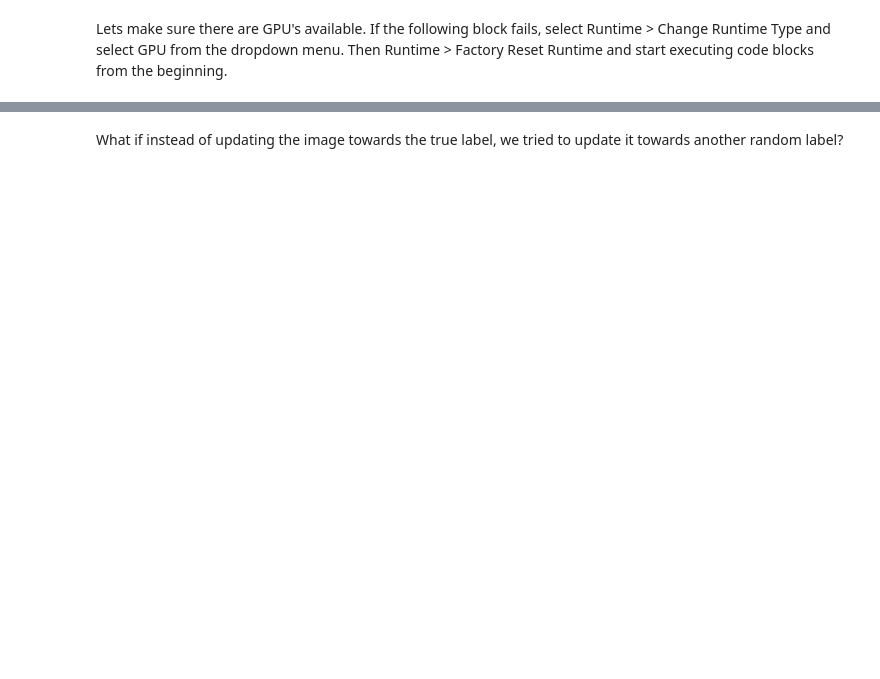
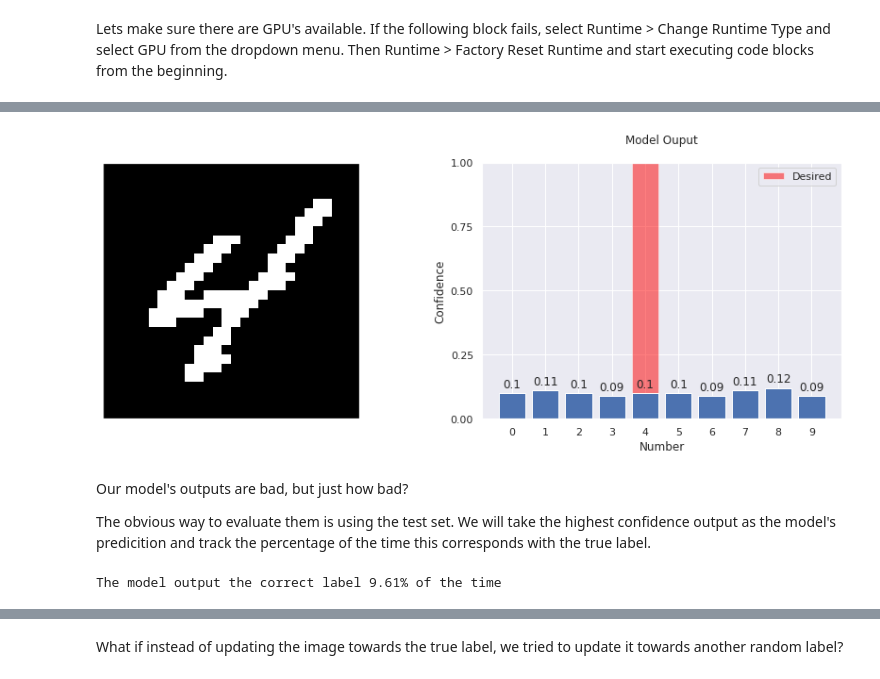
Before and after one commit to deokdecef44cnsnddos9ndam/ml-security, a Jupyter notebook: ai_for_streetfighters.ipynb, the cells around one changed output, grey strips where cells are left out. Drawn from its saved outputs; the diff is of its cells as text; code cells hidden in the pictures; blank space fills up the shorter version.

```diff
--- a/ai_for_streetfighters.ipynb
+++ b/ai_for_streetfighters.ipynb
@@ -350,0 +160,29 @@ Loss after updating the image: 0.0009788295719772577
+# %%
+#@markdown 1.5.0
+
+#@markdown Run this code block to view the outputs of the model for random sample images from the dataset.
+
+#@markdown You'll notice that the model is equally unconfident in every digit. This is because our model's "knobs" started out pointing in random directions. It hasn't learned anything about what different digits look like yet.
+
+import numpy as np
+example_button = widgets.Button(description="Get Another")
+example_img = None
+example_label = None
+
+def view_random_inference(*args, **kwargs):
+  plt.close()
+  display.clear_output(wait=True)
+  rand_idx = np.random.choice(len(examples))
+  global example_img
+  global example_label
+  example_img = examples[rand_idx].unsqueeze(0)
+  example_label = example_labels[rand_idx]
+
+  probs = model(example_img.cuda()).cpu()
+  mlsec.plots.example(example_img, probs, example_label)
+  display.display(example_button)
+
+example_button.on_click(view_random_inference)
+
+view_random_inference()
+# %% [output]
@@ -350,0 +190,11 @@ Loss after updating the image: 0.0009788295719772577
+[figure, added]
+# %% [markdown]
+Our model's outputs are bad, but just how bad?
+
+The obvious way to evaluate them is using the test set. We will take the highest confidence output as the model's predicition and track the percentage of the time this corresponds with the true label.
+# %%
+# 1.5.1
+
+mlsec.mnist.run_test(model, testing_set)
+# %% [output]
+The model output the correct label 9.61% of the time
```
Also changed, not shown: parts of 100 cells of this notebook.
